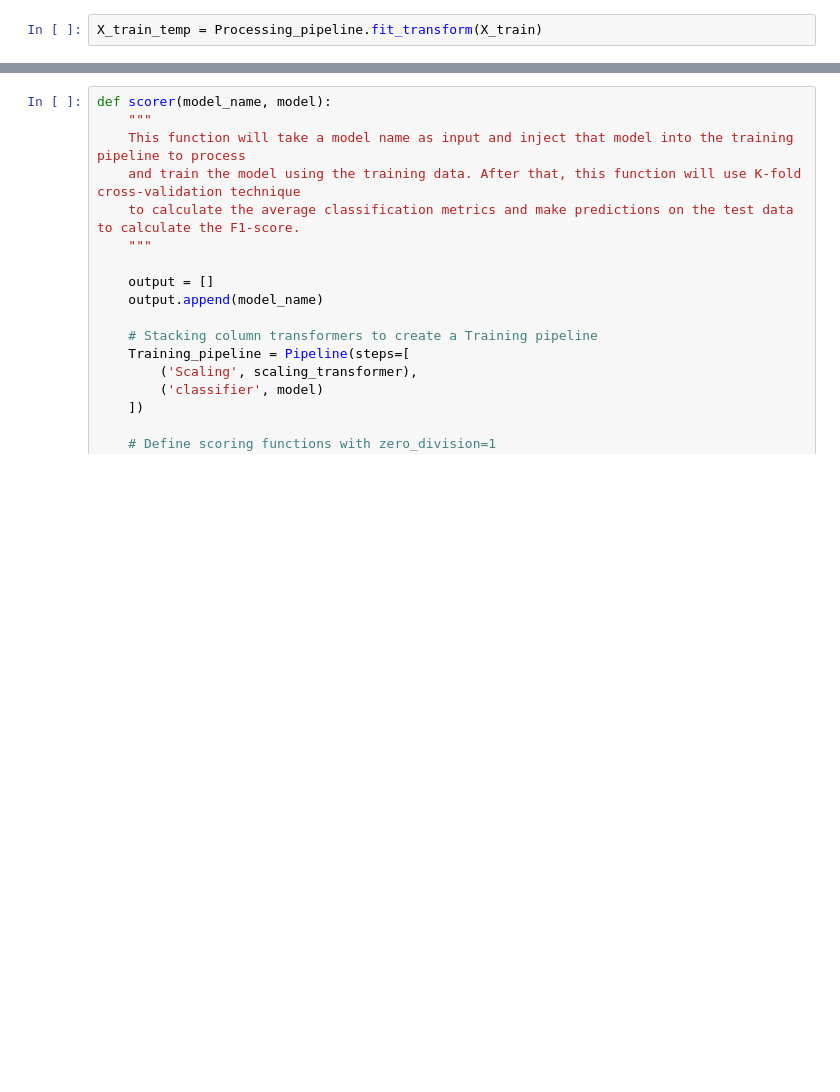
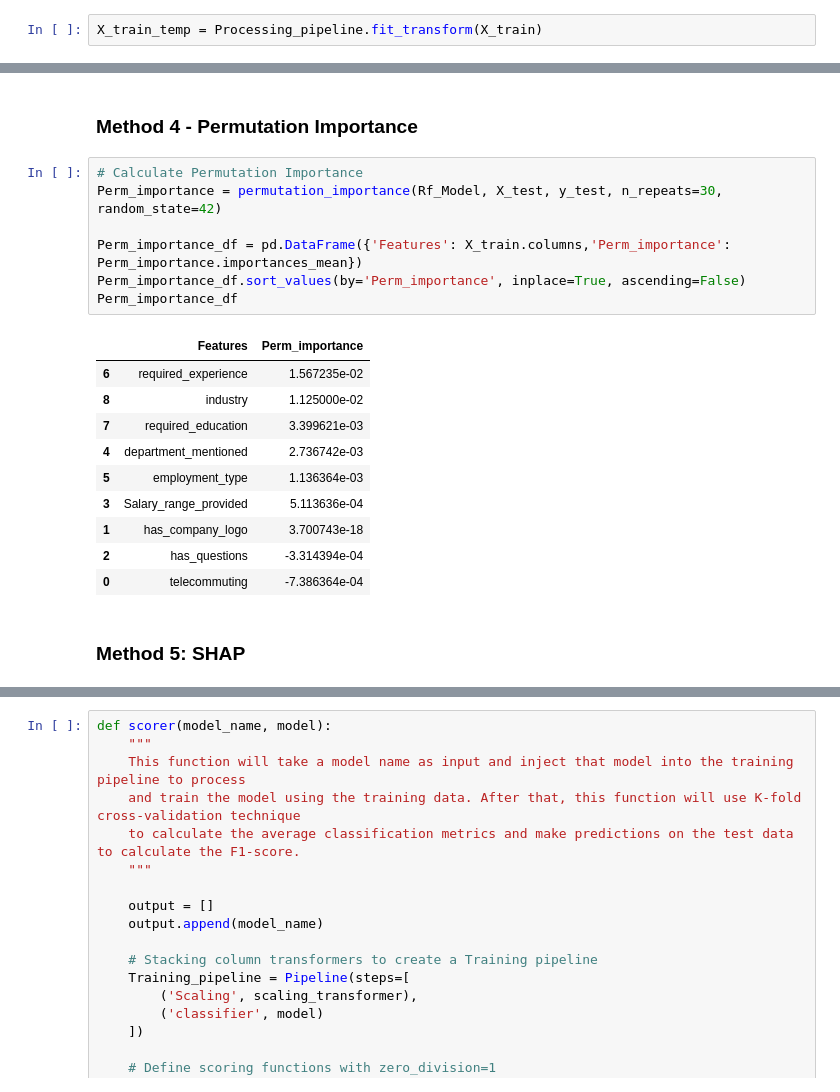
Before and after one commit to yuvraaj2002/AI_Projects, a Jupyter notebook: AI_Tutor/Notebook/Fake_Job_Posting.ipynb, the cells around one changed output, grey strips where cells are left out. Cells and saved outputs as stored; diff of their text form; blank space fills up the shorter version.

```diff
--- a/AI_Tutor/Notebook/Fake_Job_Posting.ipynb
+++ b/AI_Tutor/Notebook/Fake_Job_Posting.ipynb
@@ -370,0 +432,22 @@ X_train_temp = Processing_pipeline.fit_transform(X_train)
+# %% [markdown]
+### Method 4 - Permutation Importance
+# %%
+# Calculate Permutation Importance
+Perm_importance = permutation_importance(Rf_Model, X_test, y_test, n_repeats=30, random_state=42)
+
+Perm_importance_df = pd.DataFrame({'Features': X_train.columns,'Perm_importance': Perm_importance.importances_mean})
+Perm_importance_df.sort_values(by='Perm_importance', inplace=True, ascending=False)
+Perm_importance_df
+# %% [output]
+|  | Features | Perm_importance |
+| 6 | required_experience | 1.567235e-02 |
+| 8 | industry | 1.125000e-02 |
+| 7 | required_education | 3.399621e-03 |
+| 4 | department_mentioned | 2.736742e-03 |
+| 5 | employment_type | 1.136364e-03 |
+| 3 | Salary_range_provided | 5.113636e-04 |
+| 1 | has_company_logo | 3.700743e-18 |
+| 2 | has_questions | -3.314394e-04 |
+| 0 | telecommuting | -7.386364e-04 |
+# %% [markdown]
+### Method 5: SHAP
```
Also changed, not shown: parts of 16 cells of this notebook.
